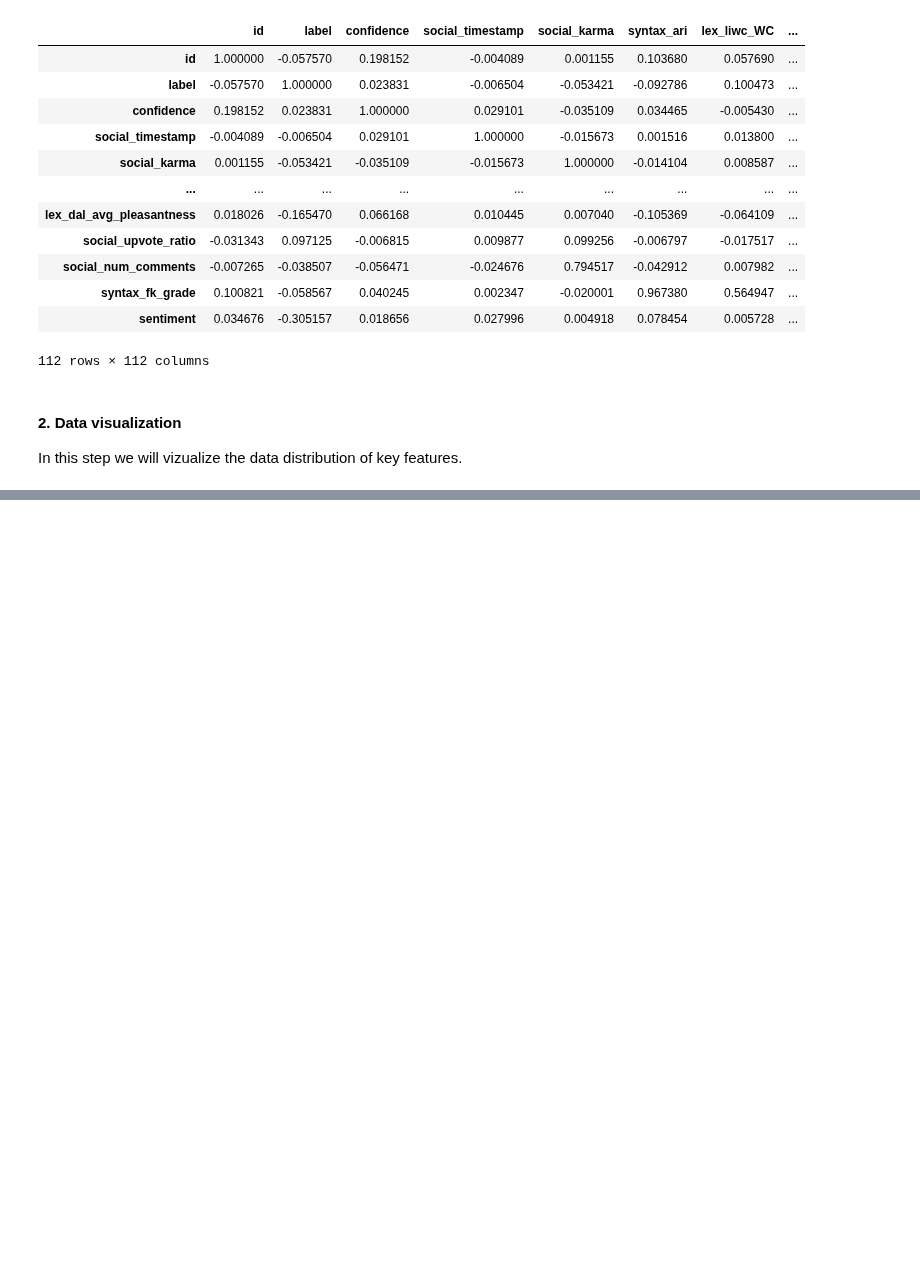
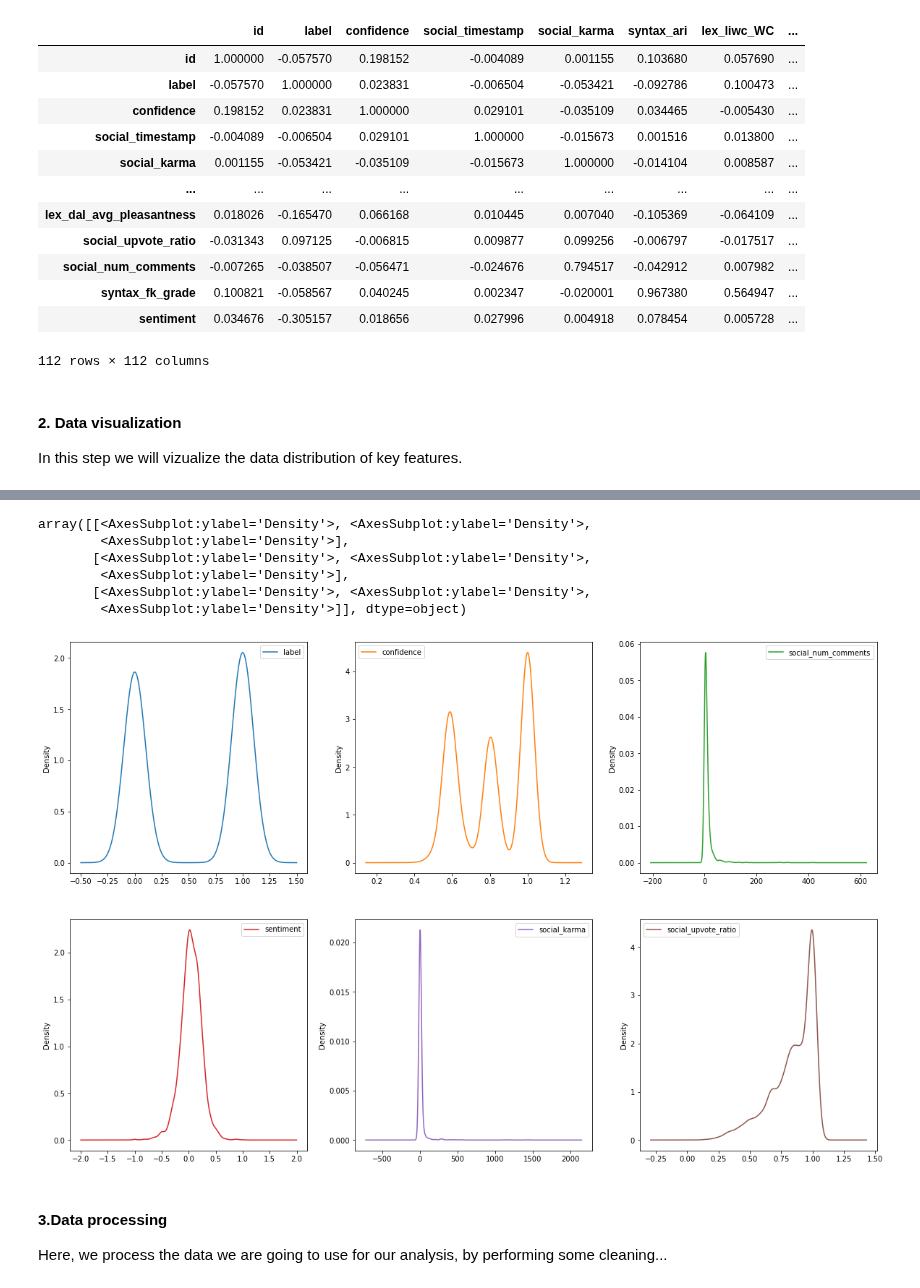
Before and after one commit to franck225-coder/Machine-Learning-project-series, a Jupyter notebook: stress detection/stress_dection.ipynb, the cells around one changed output, grey strips where cells are left out. Drawn from its saved outputs; the diff is of its cells as text; code cells hidden in the pictures; blank space fills up the shorter version.

Commit message:
added processing md

```diff
--- a/stress detection/stress_dection.ipynb
+++ b/stress detection/stress_dection.ipynb
@@ -76,0 +86,14 @@ plt.plot(kind ="density", )
+# %%
+data_dens = data[['subreddit','text','label', 'confidence', 'social_num_comments', 'sentiment', 'social_karma', 'social_upvote_ratio']]
+data_dens.plot(kind ="density", figsize=(20,20), sharex = False, subplots = True, layout = (3,3))
+# %% [output]
+array([[<AxesSubplot:ylabel='Density'>, <AxesSubplot:ylabel='Density'>,
+        <AxesSubplot:ylabel='Density'>],
+       [<AxesSubplot:ylabel='Density'>, <AxesSubplot:ylabel='Density'>,
+        <AxesSubplot:ylabel='Density'>],
+       [<AxesSubplot:ylabel='Density'>, <AxesSubplot:ylabel='Density'>,
+        <AxesSubplot:ylabel='Density'>]], dtype=object)
+[figure, added]
+# %% [markdown]
+#### **3.Data processing**
+Here, we process the data we are going to use for our analysis, by performing some cleaning...
```
Also changed, not shown: parts of 2 cells of this notebook.
